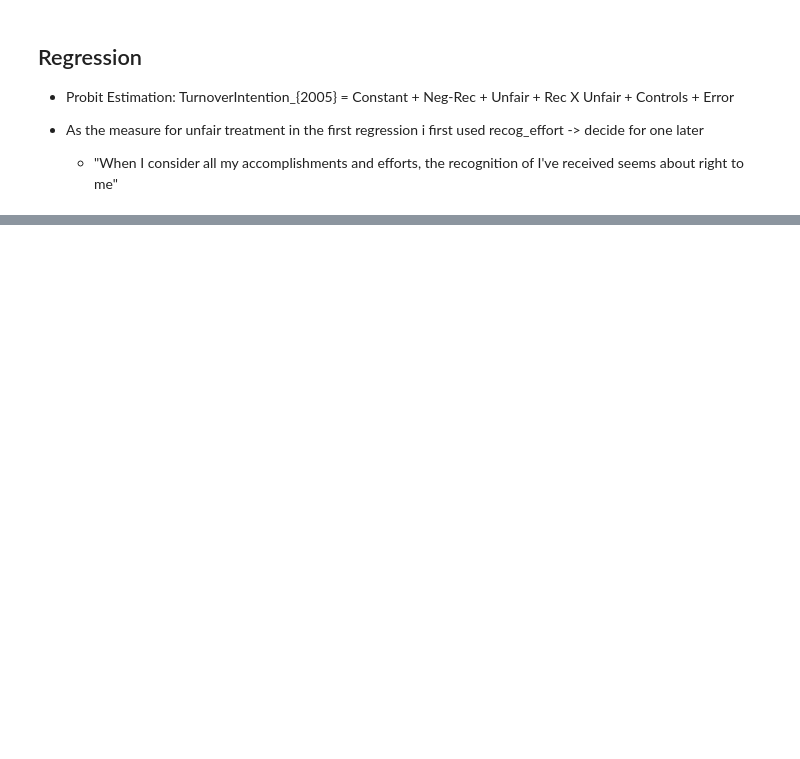
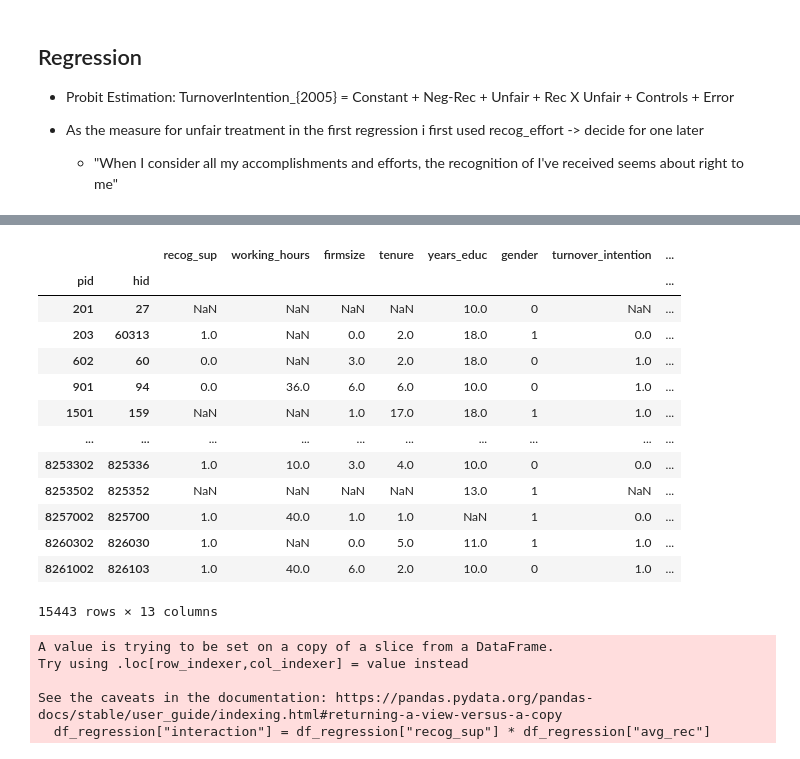
Before and after one commit to maxxxbb/ResearchModule, a Jupyter notebook: src/data_management/FirstRegression.ipynb, the cells around one changed output, grey strips where cells are left out. Saved outputs shown, nothing was run; the diff lists cells and outputs as text; code cells hidden in the pictures; blank space fills up the shorter version.

Commit message:
regression without categoricals

```diff
--- a/src/data_management/FirstRegression.ipynb
+++ b/src/data_management/FirstRegression.ipynb
@@ -17,7 +17,7 @@ from statsmodels.formula.api import ols
 # %%
 # define path: insert the path where the SOEP data is stored on your computer here
 from pathlib import Path
-data_folder = Path(f"C:/Users/max-admin/Desktop/Masterstudium/WiSe_22_23/Research_Module/SOEP-Data/Stata/raw")
+data_folder = Path("/Volumes/dohmen_soep/SOEP-CORE.v36eu_STATA/Stata/raw")
 # define relevant subsets of SOEP-data
 file_names = ['vp', 'wp', 'xp']
 
@@ -383,0 +392,29 @@ memory usage: 5.4+ MB
+# %%
+df_regression = dfnan.drop(columns=['syear_x', 'similar_problems', 'take_revenge', 'insult_back','syear_y', 'felt_recog_sup', 'recog_effort', 'felt_recog_effort',
+       'recog_personal', 'felt_recog_personal', 'recog_pay', 'felt_recog_pay', 'syear_y', 'year_birth', 'new_job',
+       'reason_new_job', 'sector_avg_wage', 'age', 'school_degree', 'sector'])
+# %%
+df_regression
+# %% [output]
+|  |  | recog_sup | working_hours | firmsize | tenure | years_educ | gender | turnover_intention | ... |
+| pid | hid |  |  |  |  |  |  |  | ... |
+| 201 | 27 | NaN | NaN | NaN | NaN | 10.0 | 0 | NaN | ... |
+| 203 | 60313 | 1.0 | NaN | 0.0 | 2.0 | 18.0 | 1 | 0.0 | ... |
+| 602 | 60 | 0.0 | NaN | 3.0 | 2.0 | 18.0 | 0 | 1.0 | ... |
+| 901 | 94 | 0.0 | 36.0 | 6.0 | 6.0 | 10.0 | 0 | 1.0 | ... |
+| 1501 | 159 | NaN | NaN | 1.0 | 17.0 | 18.0 | 1 | 1.0 | ... |
+| ... | ... | ... | ... | ... | ... | ... | ... | ... | ... |
+| 8253302 | 825336 | 1.0 | 10.0 | 3.0 | 4.0 | 10.0 | 0 | 0.0 | ... |
+| 8253502 | 825352 | NaN | NaN | NaN | NaN | 13.0 | 1 | NaN | ... |
+| 8257002 | 825700 | 1.0 | 40.0 | 1.0 | 1.0 | NaN | 1 | 0.0 | ... |
+| 8260302 | 826030 | 1.0 | NaN | 0.0 | 5.0 | 11.0 | 1 | 1.0 | ... |
+| 8261002 | 826103 | 1.0 | 40.0 | 6.0 | 2.0 | 10.0 | 0 | 1.0 | ... |
+15443 rows × 13 columns
+# %%
+df_regression["interaction"] = df_regression["recog_sup"] * df_regression["avg_rec"]
+# %% [output]
+A value is trying to be set on a copy of a slice from a DataFrame.
+Try using .loc[row_indexer,col_indexer] = value instead
+
+See the caveats in the documentation: https://pandas.pydata.org/pandas-docs/stable/user_guide/indexing.html#returning-a-view-versus-a-copy
+  df_regression["interaction"] = df_regression["recog_sup"] * df_regression["avg_rec"]
```
Also changed, not shown: parts of 5 cells of this notebook.
